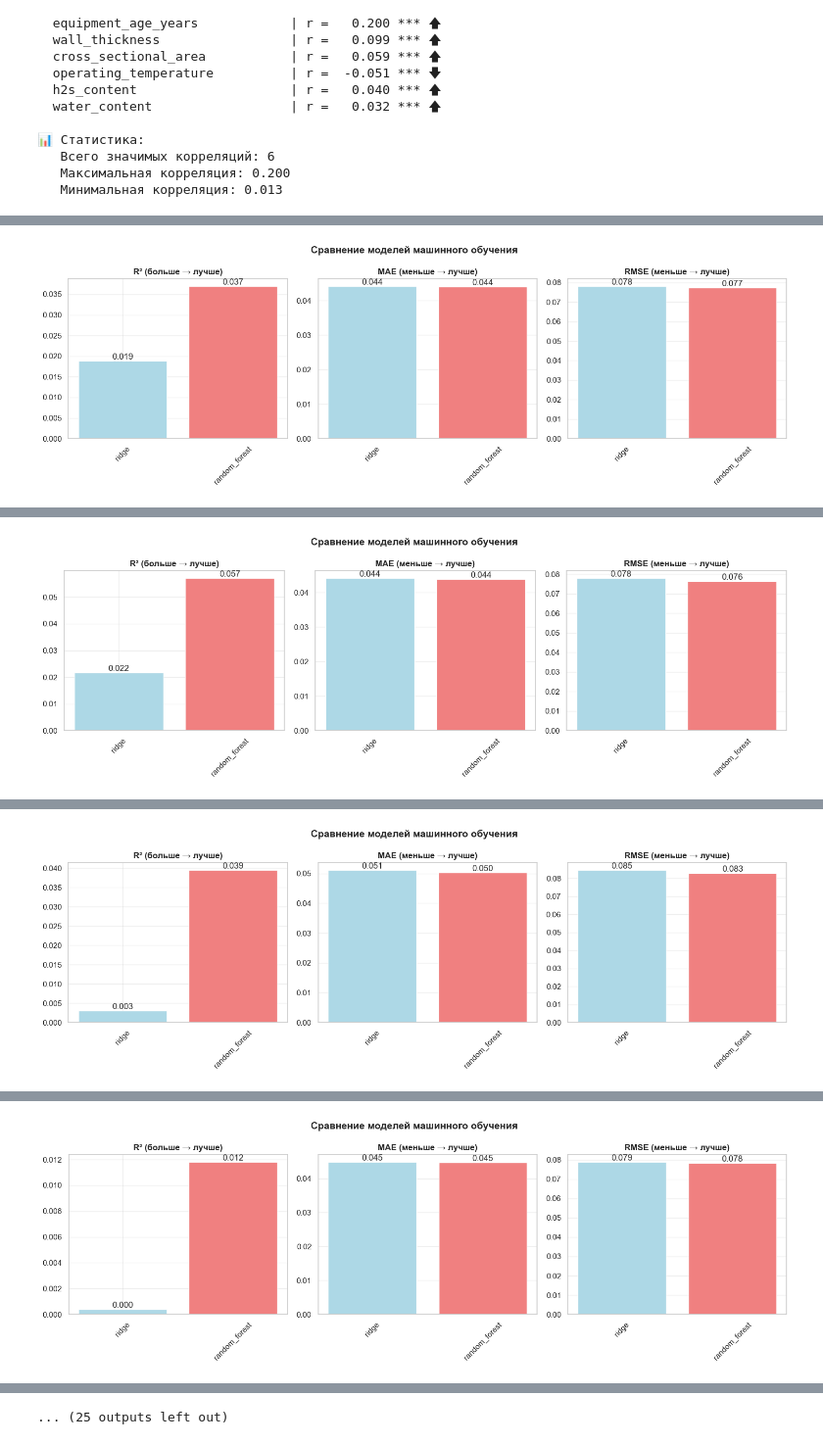
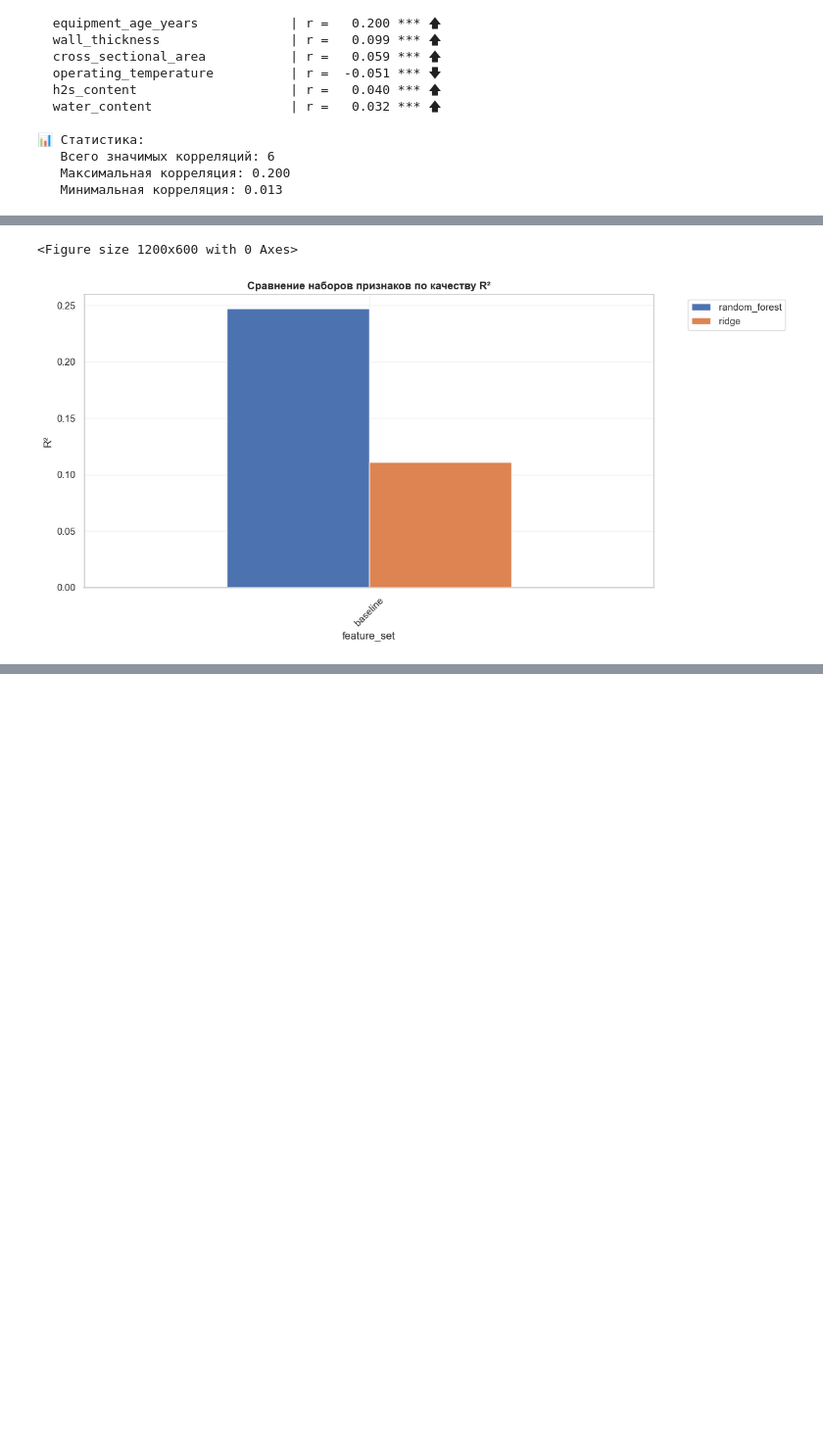
Before and after one commit to Kosyakin/corrosion_analysis_project, a Jupyter notebook: notebooks/KK analyze.ipynb, the cells around one changed output, grey strips where cells are left out. Shown at 98% size. Cells and saved outputs as stored; diff of their text form; code cells hidden in the pictures; blank space fills up the shorter version.

```diff
--- a/notebooks/KK analyze.ipynb
+++ b/notebooks/KK analyze.ipynb
@@ -190,74 +140,11 @@ comparison = analyzer.compare_feature_sets(feature_sets)
 # %%
+# 6. Сравнение разных наборов признаков
 feature_sets = {
-    # Базовые блоки (изолировано)
-    'A_geo_min': ['wall_thickness'],
-    'A_geo_core': ['wall_thickness', 'cross_sectional_area', 'diameter_to_thickness_ratio',
-                   'inner_diameter', 'outer_diameter', 'nominal_thickness_mmc'],
-    'B_h2s': ['h2s_content', 'h2s_water_ratio', 'h2s_aggressiveness_index'],
-    'C_indices': ['pitting_corrosion_index', 'underdeposit_corrosion_index',
-                  'stress_corrosion_index', 'corrosion_aggressiveness_index'],
-    'D_ops': ['operating_temperature', 'operating_pressure', 'water_content'],
-    'E_material': ['material_resistance_score', 'equipment_age_years', 'component_type_id'],
-    'F_protection': ['corrosion_protection_index'],
+    'baseline': ['h2s_content', 'h2s_water_ratio','h2s_aggressiveness_index', 'material_resistance_score', 'wall_thickness', 'equipment_age_years','component_type_id','stress_corrosion_index'],
 
-    # Пары блоков
-    'G_geo+h2s': ['wall_thickness', 'cross_sectional_area', 'diameter_to_thickness_ratio',
-                  'inner_diameter', 'outer_diameter', 'nominal_thickness_mmc',
-                  'h2s_content', 'h2s_water_ratio', 'h2s_aggressiveness_index'],
-    'H_geo+indices': ['wall_thickness', 'cross_sectional_area', 'diameter_to_thickness_ratio',
-                      'inner_diameter', 'outer_diameter', 'nominal_thickness_mmc',
-                      'pitting_corrosion_index', 'underdeposit_corrosion_index',
-                      'stress_corrosion_index', 'corrosion_aggressiveness_index'],
-    'I_h2s+indices': ['h2s_content', 'h2s_water_ratio', 'h2s_aggressiveness_index',
-                      'pitting_corrosion_index', 'underdeposit_corrosion_index',
-                      'stress_corrosion_index', 'corrosion_aggressiveness_index'],
 
-    # Крупные комбинации
-    'J_geo+h2s+indices': ['wall_thickness', 'cross_sectional_area', 'diameter_to_thickness_ratio',
-                          'inner_diameter', 'outer_diameter', 'nominal_thickness_mmc',
-                          'h2s_content', 'h2s_water_ratio', 'h2s_aggressiveness_index',
-                          'pitting_corrosion_index', 'underdeposit_corrosion_index',
-                          'stress_corrosion_index', 'corrosion_aggressiveness_index'],
-    'K_full_no_ops': ['wall_thickness', 'cross_sectional_area', 'diameter_to_thickness_ratio',
-                      'inner_diameter', 'outer_diameter', 'nominal_thickness_mmc',
-                      'h2s_content', 'h2s_water_ratio', 'h2s_aggressiveness_index',
-                      'pitting_corrosion_index', 'underdeposit_corrosion_index',
-                      'stress_corrosion_index', 'corrosion_aggressiveness_index',
-                      'material_resistance_score', 'equipment_age_years', 'component_type_id',
-                      'corrosion_protection_index'],
-    'L_full': ['wall_thickness', 'cross_sectional_area', 'diameter_to_thickness_ratio',
-               'inner_diameter', 'outer_diameter', 'nominal_thickness_mmc',
-               'h2s_content', 'h2s_water_ratio', 'h2s_aggressiveness_index',
-               'pitting_corrosion_index', 'underdeposit_corrosion_index',
-               'stress_corrosion_index', 'corrosion_aggressiveness_index',
-               'material_resistance_score', 'equipment_age_years', 'component_type_id',
-               'corrosion_protection_index', 'operating_temperature', 'operating_pressure', 'water_content'],
-
-    # Абляции от полного набора (чувствительность к блокам)
-    'M_no_geo': ['h2s_content', 'h2s_water_ratio', 'h2s_aggressiveness_index',
-                 'pitting_corrosion_index', 'underdeposit_corrosion_index',
-                 'stress_corrosion_index', 'corrosion_aggressiveness_index',
-                 'material_resistance_score', 'equipment_age_years', 'component_type_id',
-                 'corrosion_protection_index', 'operating_temperature', 'operating_pressure', 'water_content'],
-    'N_no_h2s': ['wall_thickness', 'cross_sectional_area', 'diameter_to_thickness_ratio',
-                 'inner_diameter', 'outer_diameter', 'nominal_thickness_mmc',
-                 'pitting_corrosion_index', 'underdeposit_corrosion_index',
-                 'stress_corrosion_index', 'corrosion_aggressiveness_index',
-                 'material_resistance_score', 'equipment_age_years', 'component_type_id',
-                 'corrosion_protection_index', 'operating_temperature', 'operating_pressure', 'water_content'],
-    'O_no_indices': ['wall_thickness', 'cross_sectional_area', 'diameter_to_thickness_ratio',
-                     'inner_diameter', 'outer_diameter', 'nominal_thickness_mmc',
-                     'h2s_content', 'h2s_water_ratio', 'h2s_aggressiveness_index',
-                     'material_resistance_score', 'equipment_age_years', 'component_type_id',
-                     'corrosion_protection_index', 'operating_temperature', 'operating_pressure', 'water_content'],
-    'P_no_protection': ['wall_thickness', 'cross_sectional_area', 'diameter_to_thickness_ratio',
-                        'inner_diameter', 'outer_diameter', 'nominal_thickness_mmc',
-                        'h2s_content', 'h2s_water_ratio', 'h2s_aggressiveness_index',
-                        'pitting_corrosion_index', 'underdeposit_corrosion_index',
-                        'stress_corrosion_index', 'corrosion_aggressiveness_index',
-                        'material_resistance_score', 'equipment_age_years', 'component_type_id',
-                        'operating_temperature', 'operating_pressure', 'water_content'],
 }
 
+
 comparison = analyzer.compare_feature_sets(feature_sets)
 # %% [output]
@@ -266 +165,2 @@ comparison = analyzer.compare_feature_sets(feature_sets)
+<Figure size 1200x600 with 0 Axes>
-[figure, old version]
+[figure, new version]
@@ -277 +166,0 @@ comparison = analyzer.compare_feature_sets(feature_sets)
-[figure, removed]
@@ -288 +166,0 @@ comparison = analyzer.compare_feature_sets(feature_sets)
-[figure, removed]
@@ -299 +166,0 @@ comparison = analyzer.compare_feature_sets(feature_sets)
-[figure, removed]
@@ -322 +166,0 @@ comparison = analyzer.compare_feature_sets(feature_sets)
-... (25 outputs left out)
```
Also changed, not shown: parts of 3 cells of this notebook, 11 other files.
